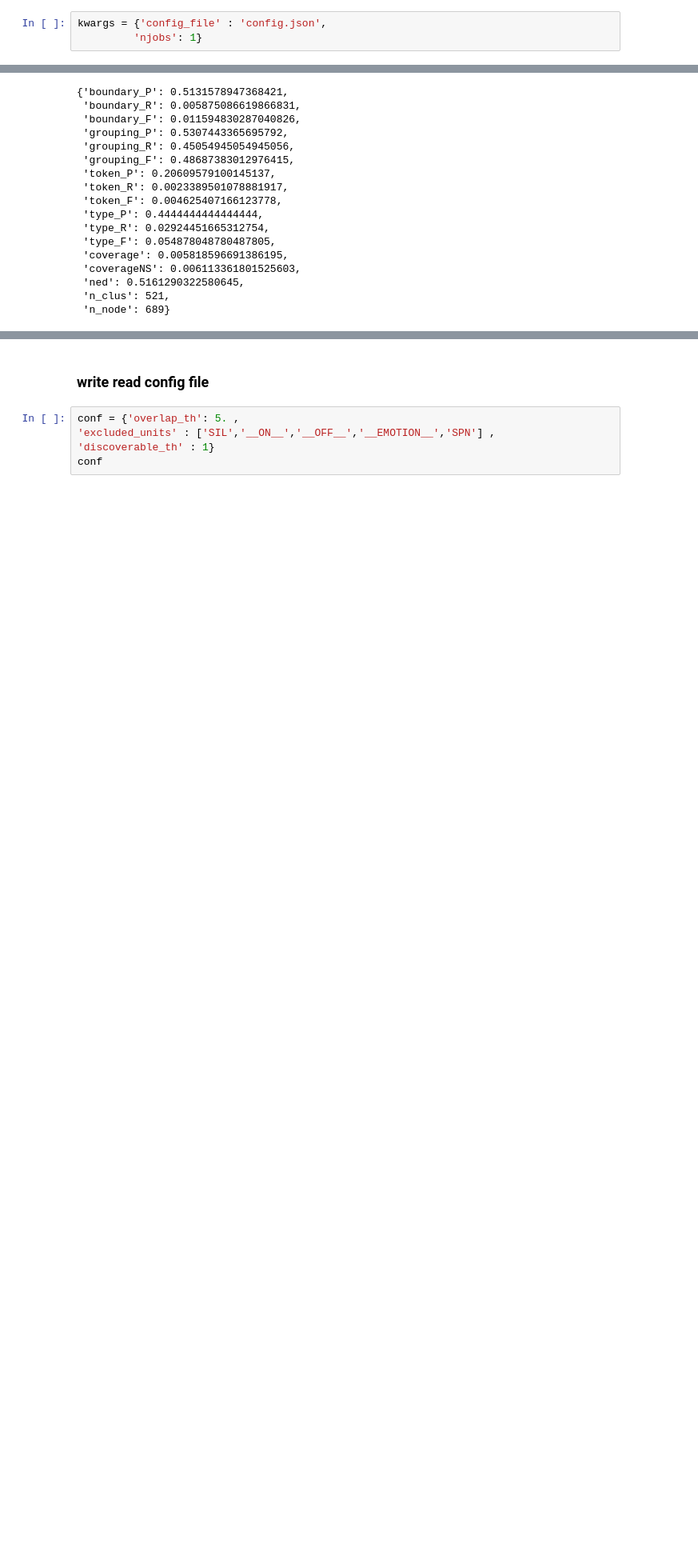
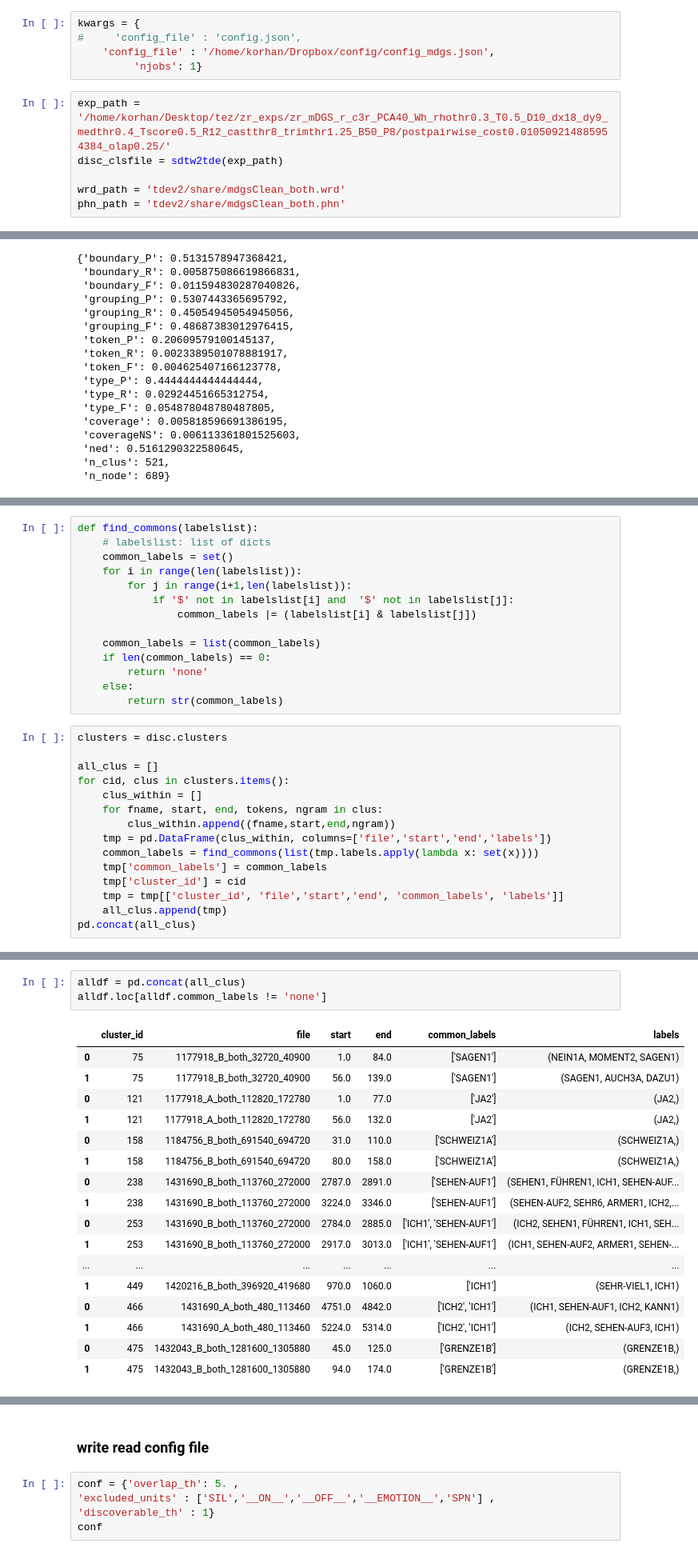
Before and after one commit to korhanpolat/tdev2, a Jupyter notebook: tde_run.ipynb, the cells around one changed output, grey strips where cells are left out. Shown: that part at 80% size. Cells and saved outputs as stored; diff of their text form; blank space fills up the shorter version.

```diff
--- a/tde_run.ipynb
+++ b/tde_run.ipynb
@@ -93,5 +94,13 @@ print(disc_clsfile)
 # %%
 from tdev2.eval_sign import try_compute_scores
 # %%
-kwargs = {'config_file' : 'config.json',
+kwargs = {
+#     'config_file' : 'config.json',
+    'config_file' : '/home/korhan/Dropbox/config/config_mdgs.json',
          'njobs': 1}
+# %%
+exp_path = '/home/korhan/Desktop/tez/zr_exps/zr_mDGS_r_c3r_PCA40_Wh_rhothr0.3_T0.5_D10_dx18_dy9_medthr0.4_Tscore0.5_R12_castthr8_trimthr1.25_B50_P8/postpairwise_cost0.010509214885954384_olap0.25/'
+disc_clsfile = sdtw2tde(exp_path)
+
+wrd_path = 'tdev2/share/mdgsClean_both.wrd'
+phn_path = 'tdev2/share/mdgsClean_both.phn'
@@ -167,0 +210,29 @@ Computing NED...
+# %%
+def find_commons(labelslist):
+    # labelslist: list of dicts
+    common_labels = set()
+    for i in range(len(labelslist)):
+        for j in range(i+1,len(labelslist)):
+            if '$' not in labelslist[i] and  '$' not in labelslist[j]:
+                common_labels |= (labelslist[i] & labelslist[j])
+
+    common_labels = list(common_labels)
+    if len(common_labels) == 0:
+        return 'none'
+    else:
+        return str(common_labels)
+# %%
+clusters = disc.clusters
+
+all_clus = []
+for cid, clus in clusters.items():
+    clus_within = []
+    for fname, start, end, tokens, ngram in clus:
+        clus_within.append((fname,start,end,ngram))
+    tmp = pd.DataFrame(clus_within, columns=['file','start','end','labels'])
+    common_labels = find_commons(list(tmp.labels.apply(lambda x: set(x))))
+    tmp['common_labels'] = common_labels
+    tmp['cluster_id'] = cid
+    tmp = tmp[['cluster_id', 'file','start','end', 'common_labels', 'labels']]
+    all_clus.append(tmp)
+pd.concat(all_clus)
@@ -167,0 +253,21 @@ Computing NED...
+# %%
+alldf = pd.concat(all_clus)
+alldf.loc[alldf.common_labels != 'none']
+# %% [output]
+|  | cluster_id | file | start | end | common_labels | labels |
+| 0 | 75 | 1177918_B_both_32720_40900 | 1.0 | 84.0 | ['SAGEN1'] | (NEIN1A, MOMENT2, SAGEN1) |
+| 1 | 75 | 1177918_B_both_32720_40900 | 56.0 | 139.0 | ['SAGEN1'] | (SAGEN1, AUCH3A, DAZU1) |
+| 0 | 121 | 1177918_A_both_112820_172780 | 1.0 | 77.0 | ['JA2'] | (JA2,) |
+| 1 | 121 | 1177918_A_both_112820_172780 | 56.0 | 132.0 | ['JA2'] | (JA2,) |
+| 0 | 158 | 1184756_B_both_691540_694720 | 31.0 | 110.0 | ['SCHWEIZ1A'] | (SCHWEIZ1A,) |
+| 1 | 158 | 1184756_B_both_691540_694720 | 80.0 | 158.0 | ['SCHWEIZ1A'] | (SCHWEIZ1A,) |
+| 0 | 238 | 1431690_B_both_113760_272000 | 2787.0 | 2891.0 | ['SEHEN-AUF1'] | (SEHEN1, FÜHREN1, ICH1, SEHEN-AUF... |
+| 1 | 238 | 1431690_B_both_113760_272000 | 3224.0 | 3346.0 | ['SEHEN-AUF1'] | (SEHEN-AUF2, SEHR6, ARMER1, ICH2,... |
+| 0 | 253 | 1431690_B_both_113760_272000 | 2784.0 | 2885.0 | ['ICH1', 'SEHEN-AUF1'] | (ICH2, SEHEN1, FÜHREN1, ICH1, SEH... |
+| 1 | 253 | 1431690_B_both_113760_272000 | 2917.0 | 3013.0 | ['ICH1', 'SEHEN-AUF1'] | (ICH1, SEHEN-AUF2, ARMER1, SEHEN-... |
+| ... | ... | ... | ... | ... | ... | ... |
+| 1 | 449 | 1420216_B_both_396920_419680 | 970.0 | 1060.0 | ['ICH1'] | (SEHR-VIEL1, ICH1) |
+| 0 | 466 | 1431690_A_both_480_113460 | 4751.0 | 4842.0 | ['ICH2', 'ICH1'] | (ICH1, SEHEN-AUF1, ICH2, KANN1) |
+| 1 | 466 | 1431690_A_both_480_113460 | 5224.0 | 5314.0 | ['ICH2', 'ICH1'] | (ICH2, SEHEN-AUF3, ICH1) |
+| 0 | 475 | 1432043_B_both_1281600_1305880 | 45.0 | 125.0 | ['GRENZE1B'] | (GRENZE1B,) |
+| 1 | 475 | 1432043_B_both_1281600_1305880 | 94.0 | 174.0 | ['GRENZE1B'] | (GRENZE1B,) |
```
Also changed, not shown: parts of 13 cells of this notebook, 12 other files.
